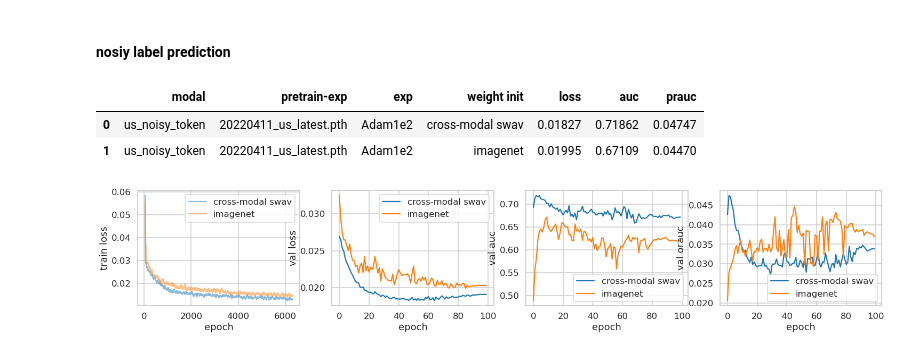
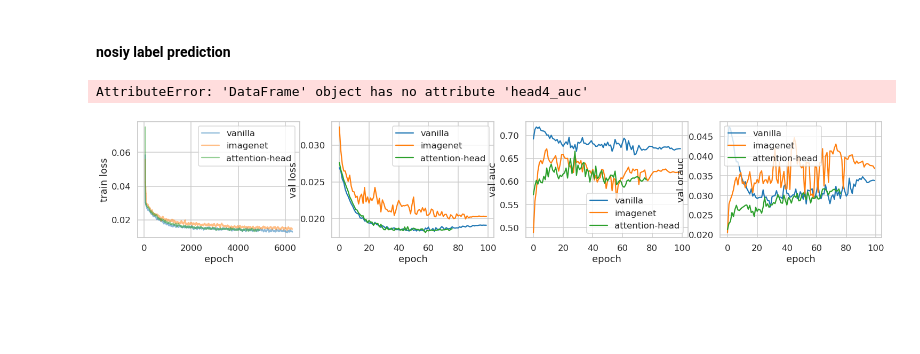
Before and after one commit to wooginawunan/mmselfsup, a Jupyter notebook: notebooks/analysis.ipynb, the cells around one changed output. Saved outputs shown, nothing was run; the diff lists cells and outputs as text; code cells hidden in the pictures; blank space fills up the shorter version.

```diff
--- a/notebooks/analysis.ipynb
+++ b/notebooks/analysis.ipynb
@@ -139,7 +147,7 @@ def learning_curves_comparsion(file_prefixes, titles):
     fig, axs = plt.subplots(1, 4, figsize=(25, 4))
     for (modal, path, exp, winit), title  in zip(file_prefixes, titles):
         logs = get_lastest_runlogs(save_path, f'{modal}/{path}/{exp}{winit}')
-        logs[logs['mode']=='train'].loss.rolling(50).mean().plot(
+        logs[logs['mode']=='train'].loss.rolling(100).mean().plot(
             use_index=False, label=title, ax=axs[0], alpha=0.5)
 
         axs[0].set_ylabel('train loss')
@@ -171,14 +179,14 @@ def learning_curves_comparsion(file_prefixes, titles):
     plt.show()
 
 
-file_prefixes = [('ffdm', '20220411_ffdm_latest.pth', 'ablation_reso', ''),
-                 ('ffdm_highresolution', 'ffdm_latest.pth', 'ablation_reso', '')]
-titles = ['736x480', '1472x960']
-learning_curves_comparsion(file_prefixes, titles)
+# file_prefixes = [('ffdm', '20220411_ffdm_latest.pth', 'ablation_reso', ''),
+#                  ('ffdm_highresolution', 'ffdm_latest.pth', 'ablation_reso', '')]
+# titles = ['736x480', '1472x960']
+# learning_curves_comparsion(file_prefixes, titles)
 
 
 
-file_prefixes = [('ffdm_biopsied_sampler', '20220411_ffdm_latest.pth', 'locality_atten', ''),
-                 ('ffdm_highresolution', 'ffdm_latest.pth', 'biopsied_sampler', '')]
-titles = ['736x480','1472x960', '1472x960']
-learning_curves_comparsion(file_prefixes, titles)
+# file_prefixes = [('ffdm_biopsied_sampler', '20220411_ffdm_latest.pth', 'locality_atten', ''),
+#                  ('ffdm_highresolution', 'ffdm_latest.pth', 'biopsied_sampler', '')]
+# titles = ['736x480','1472x960', '1472x960']
+# learning_curves_comparsion(file_prefixes, titles)
@@ -187,0 +336,14 @@ learning_curves_comparsion(file_prefixes, titles)
+# %%
+file_prefixes = [
+                # ('ffdm', 'resnet18_imagenet_supervised', 'train_nyu_ffdm_screening/eval/nyu_readerstudy_ffdm/', '1e-3'),
+                 ('ffdm', 'resnet18_imagenet_supervised', 'train_nyu_ffdm_screening/eval/nyu_readerstudy_ffdm/', '1e-5'),
+                 ('ffdm', 'nyu_ffdm_screening_supervised', 'eval_nyu_readerstudy/swav_resnet18_milatten1_batch128/', '1e-3'),
+                ('ffdm', 'nyu_ffdm_screening_supervised', 'eval_nyu_readerstudy/swav_resnet18_milatten1_batch128/', '1e-5'),
+                 ('ffdm', 'nyu_ffdm_screening_supervised', 'eval_nyu_readerstudy/swav_resnet18_milatten1_batch128/', '1e-2'),
+
+                # ('ffdm', 'nyu_ffdm_screening_supervised', 'eval_nyu_readerstudy/swav_resnet18_milatten1_batch128/pretrained_head/', '1e-3'),
+                #  ('ffdm', 'nyu_ffdm_screening_supervised', 'eval_nyu_readerstudy/swav_resnet18_milatten1_batch128/pretrained_head/', '1e-2'),
+
+                 ]
+titles = ['imagenet_1e-3', 'imagenet_1e-5', 'swav_atten_1e-3', 'swav_atten_1e-5', 'swav_atten_1e-2']
+learning_curves_comparsion(file_prefixes, titles)
@@ -268,21 +425,20 @@ def get_comparison_table(modal_cls, model_path, exp_prefix, weight_init):
     return pd.DataFrame(performance)
 # %%
 modal_cls = ['us_noisy_token']
-model_path = ['20220411_us_latest.pth']
+model_path = ['20220411_us_latest.pth', 'swav_resnet18_milatten1_batch128']
 exp_prefix = [ 'Adam1e2']
 weight_init = ['', '_imagenet']
 
 performance = get_comparison_table(modal_cls, model_path, exp_prefix, weight_init)
 performance
 # %% [output]
-|  | modal | pretrain-exp | exp | weight init | loss | auc | prauc |
-| 0 | us_noisy_token | 20220411_us_latest.pth | Adam1e2 | cross-modal swav | 0.01827 | 0.71862 | 0.04747 |
-| 1 | us_noisy_token | 20220411_us_latest.pth | Adam1e2 | imagenet | 0.01995 | 0.67109 | 0.04470 |
+AttributeError: 'DataFrame' object has no attribute 'head4_auc'
 # %%
-
 file_prefixes = [('us_noisy_token', '20220411_us_latest.pth', 'Adam1e2', ''),
-                 ('us_noisy_token', '20220411_us_latest.pth', 'Adam1e2_imagenet', ''),]
-titles = ['cross-modal swav', 'imagenet']
+                 ('us_noisy_token', '20220411_us_latest.pth', 'Adam1e2_imagenet', ''),
+                 ('us_noisy_token', 'swav_resnet18_milatten1_batch128', 'Adam1e2', ''),
+                 ]
+titles = ['vanilla', 'imagenet', 'attention-head']
 learning_curves_comparsion(file_prefixes, titles)
 # %% [output]
-[figure, old version]
+[figure, new version]
```
Also changed, not shown: parts of 15 cells of this notebook, 3 other files.
